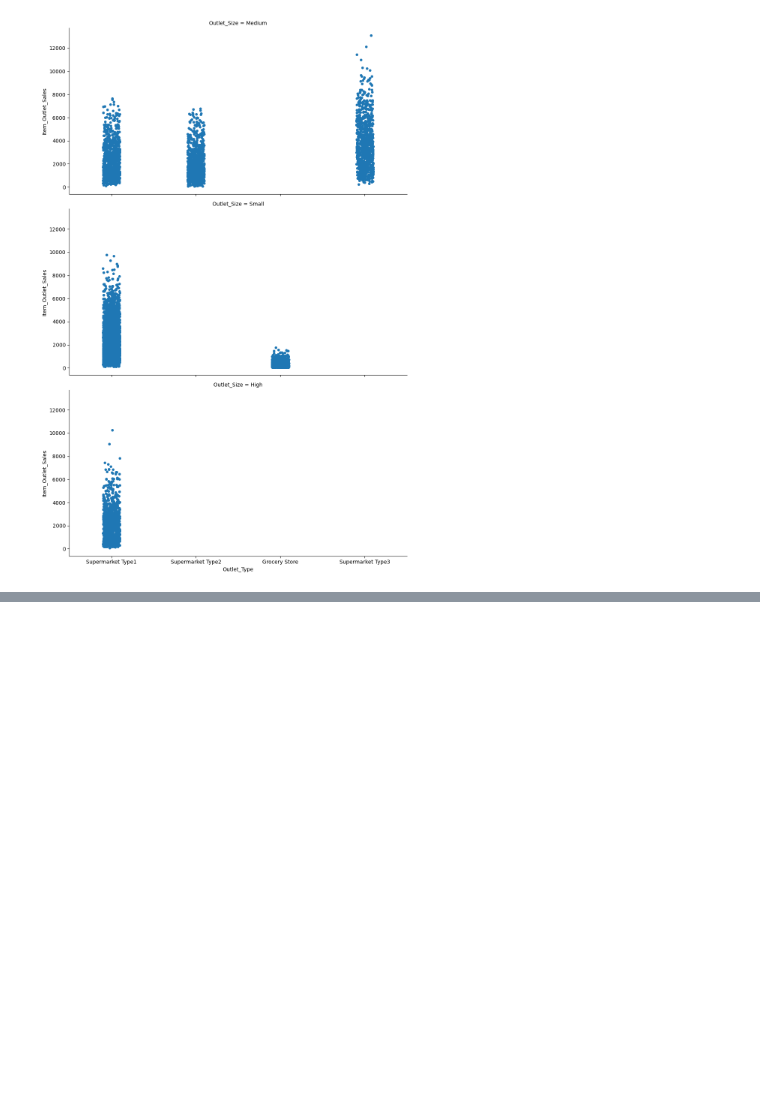
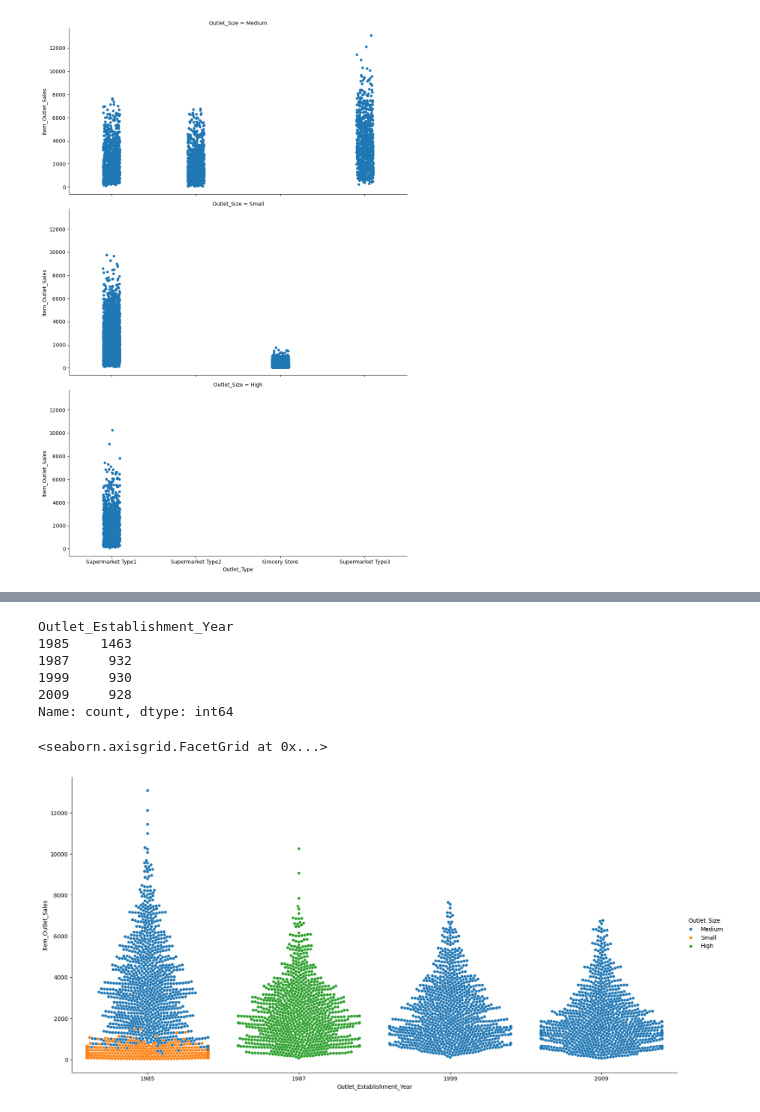
Before and after one commit to iwhite-booth21/PythonistaPractice, a Jupyter notebook: Python Statistical Plots Visualizing & Analyzing Data Using Seaborn/StripPlots.ipynb, the cells around one changed output, grey strips where cells are left out. Cells and saved outputs as stored; diff of their text form; code cells hidden in the pictures; blank space fills up the shorter version.

```diff
--- a/Python Statistical Plots Visualizing & Analyzing Data Using Seaborn/StripPlots.ipynb
+++ b/Python Statistical Plots Visualizing & Analyzing Data Using Seaborn/StripPlots.ipynb
@@ -74,0 +139,23 @@ sns.catplot(x="Outlet_Type", y="Item_Outlet_Sales", row="Outlet_Size", data=s_da
+# %%
+# Get a listed of selected items
+selected_years = [1985,1987,1999,2009]
+
+# Filter rows of the original pandas dataframe these items types (comes from the is in method)
+selected_years_sales_data = s_data[\
+    s_data['Outlet_Establishment_Year'].isin(selected_years)]
+
+# Invoke the value_Counts on the filtered data
+selected_years_sales_data['Outlet_Establishment_Year'].value_counts()
+# %% [output]
+Outlet_Establishment_Year
+1985    1463
+1987     932
+1999     930
+2009     928
+Name: count, dtype: int64
+# %%
+# Adding the hue param
+sns.catplot(x='Outlet_Establishment_Year', y='Item_Outlet_Sales', hue = 'Outlet_Size', kind='swarm', data=selected_years_sales_data, height=8, aspect=2)
+# %% [output]
+<seaborn.axisgrid.FacetGrid at 0x...>
+[figure, added]
```
Also changed, not shown: parts of 6 cells of this notebook.
